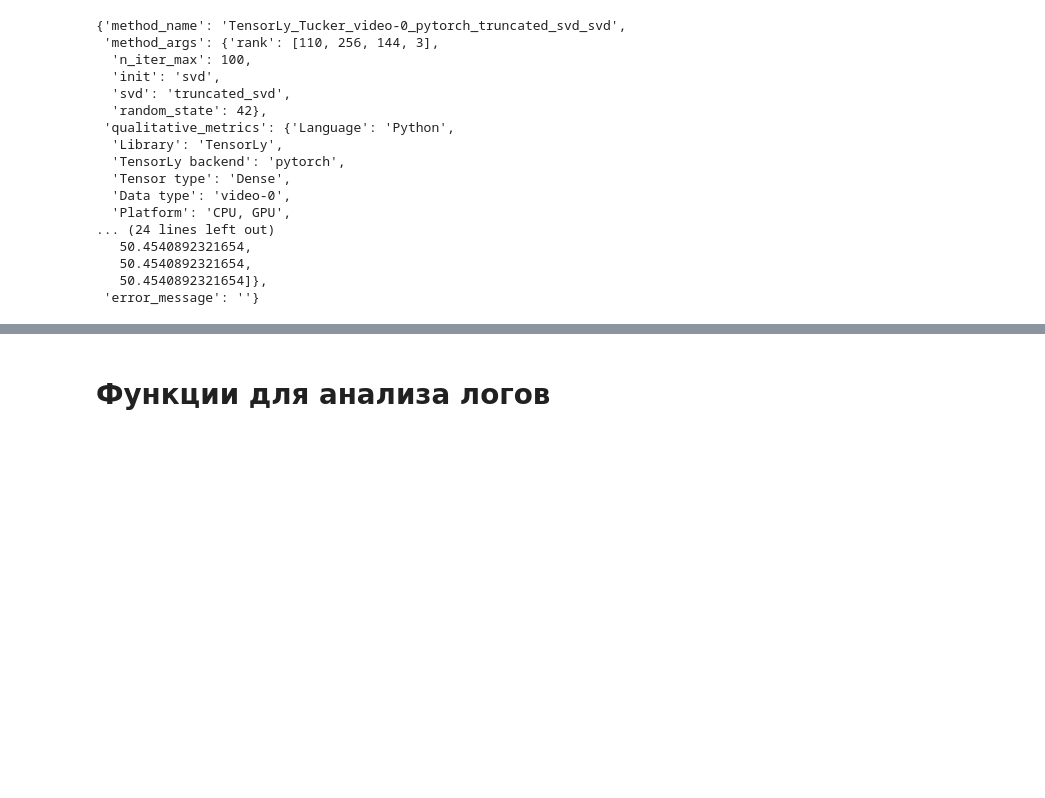
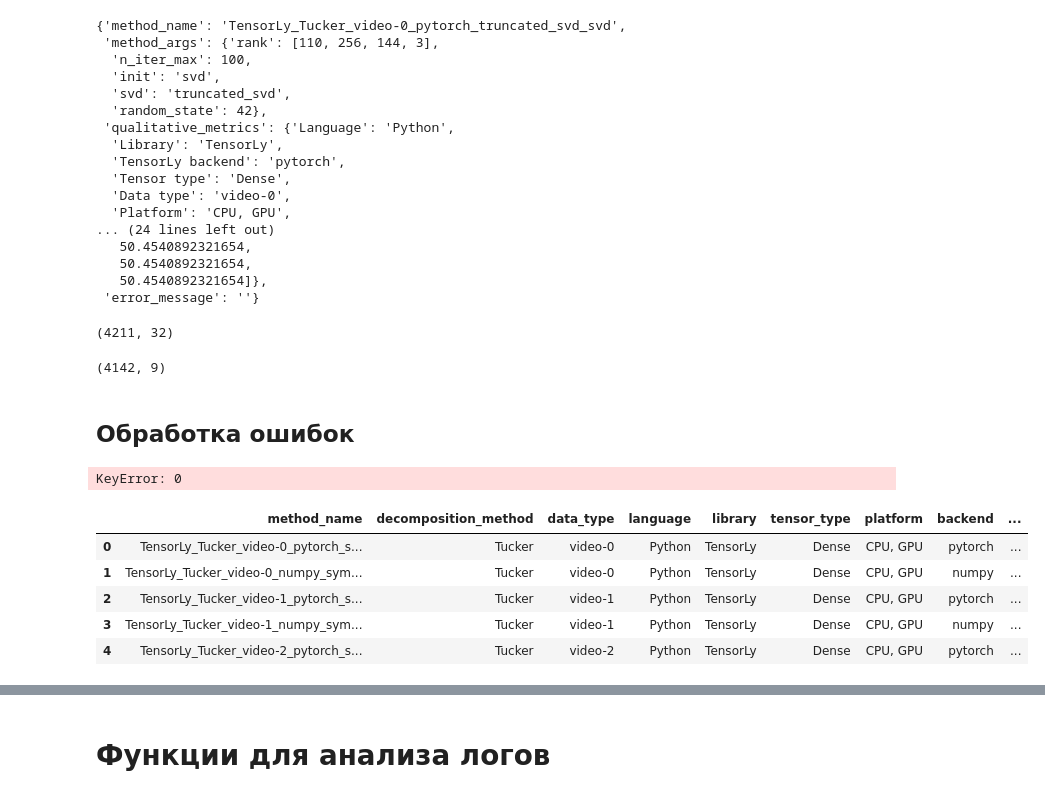
Before and after one commit to Innopolis-tensor-compression/tensor-compression-methods, a Jupyter notebook: experiments/check_methods_logs.ipynb, the cells around one changed output, grey strips where cells are left out. Saved outputs shown, nothing was run; the diff lists cells and outputs as text; code cells hidden in the pictures; blank space fills up the shorter version.

```diff
--- a/experiments/check_methods_logs.ipynb
+++ b/experiments/check_methods_logs.ipynb
@@ -91,0 +118,10 @@ df_logs = pd.DataFrame(log_data)
+# %%
+df_logs.shape
+# %% [output]
+(4211, 32)
+# %%
+df_logs_errors.shape
+# %% [output]
+(4142, 9)
+# %% [markdown]
+## Обработка ошибок
@@ -92,3 +157,35 @@ df_logs = pd.DataFrame(log_data)
+# %%
+for index, row in df_logs_errors.iterrows():
+    error_message = row["error_message"]
+
+    row_copy = row.copy()
+
+    if "Tried to allocate" in error_message:  # pytorch
+        value, unit = extract_memory_info(error_message)
+        if not (value and unit):
+            print("Не удалось извлечь информацию о памяти из GPU and RAM ошибки.")
+    elif "Unable to allocate" in error_message:  # numpy
+        value, unit = extract_memory_info(error_message)
+        if not (value and unit):
+            print("Не удалось извлечь информацию о памяти из RAM ошибки.")
+    else:
+        print(error_message)
+        break
+
+    row_copy.append()
+
+    df_logs_errors[index]["memory_tried_to_allocated_error_mib"] = value
+# %% [output]
+KeyError: 0
+# %%
+df_logs_errors.head()
+# %% [output]
+|  | method_name | decomposition_method | data_type | language | library | tensor_type | platform | backend | ... |
+| 0 | TensorLy_Tucker_video-0_pytorch_s... | Tucker | video-0 | Python | TensorLy | Dense | CPU, GPU | pytorch | ... |
+| 1 | TensorLy_Tucker_video-0_numpy_sym... | Tucker | video-0 | Python | TensorLy | Dense | CPU, GPU | numpy | ... |
+| 2 | TensorLy_Tucker_video-1_pytorch_s... | Tucker | video-1 | Python | TensorLy | Dense | CPU, GPU | pytorch | ... |
+| 3 | TensorLy_Tucker_video-1_numpy_sym... | Tucker | video-1 | Python | TensorLy | Dense | CPU, GPU | numpy | ... |
+| 4 | TensorLy_Tucker_video-2_pytorch_s... | Tucker | video-2 | Python | TensorLy | Dense | CPU, GPU | pytorch | ... |
 # %%
 methods = df_logs["method_name"].unique()
 # %%
```
Also changed, not shown: parts of 16 cells of this notebook, 5 other files.
